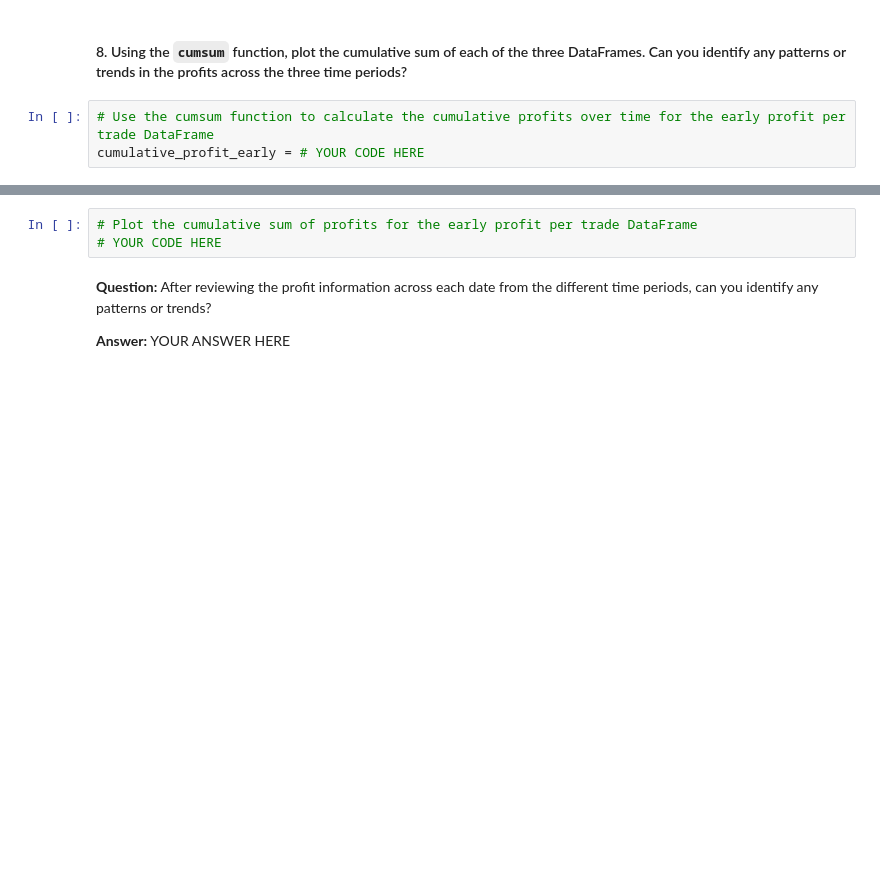
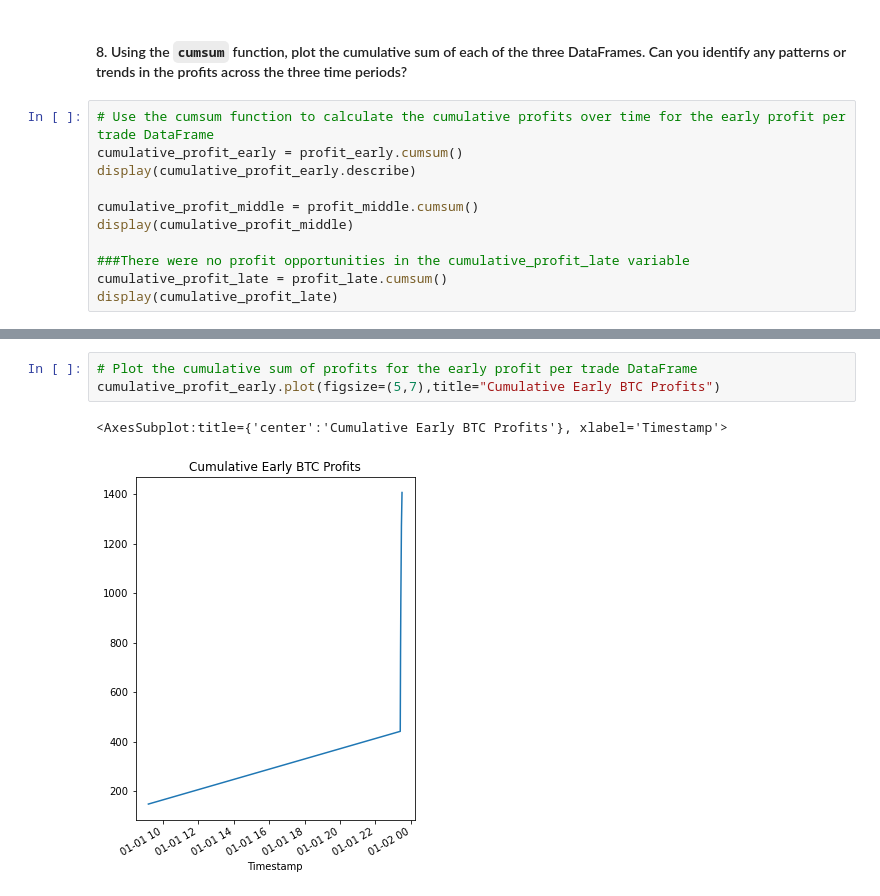
Before and after one commit to KCorstor/BTC_Arbitrage, a Jupyter notebook: crypto_arbitrage.ipynb, the cells around one changed output, grey strips where cells are left out. Saved outputs shown, nothing was run; the diff lists cells and outputs as text; blank space fills up the shorter version.

```diff
--- a/crypto_arbitrage.ipynb
+++ b/crypto_arbitrage.ipynb
@@ -705,4 +728,12 @@ profit_early.plot()
 #### 8. Using the `cumsum` function, plot the cumulative sum of each of the three DataFrames. Can you identify any patterns or trends in the profits across the three time periods?
 # %%
 # Use the cumsum function to calculate the cumulative profits over time for the early profit per trade DataFrame
-cumulative_profit_early = # YOUR CODE HERE
+cumulative_profit_early = profit_early.cumsum()
+display(cumulative_profit_early.describe)
+
+cumulative_profit_middle = profit_middle.cumsum()
+display(cumulative_profit_middle)
+
+###There were no profit opportunities in the cumulative_profit_late variable
+cumulative_profit_late = profit_late.cumsum()
+display(cumulative_profit_late)
@@ -709,7 +754,6 @@ cumulative_profit_early = # YOUR CODE HERE
 # %%
 # Plot the cumulative sum of profits for the early profit per trade DataFrame
-# YOUR CODE HERE
+cumulative_profit_early.plot(figsize=(5,7),title="Cumulative Early BTC Profits")
+# %% [output]
+<AxesSubplot:title={'center':'Cumulative Early BTC Profits'}, xlabel='Timestamp'>
+[figure, added]
-# %% [markdown]
-**Question:** After reviewing the profit information across each date from the different time periods, can you identify any patterns or trends?
-
-**Answer:** YOUR ANSWER HERE
```
Also changed, not shown: parts of 6 cells of this notebook.
